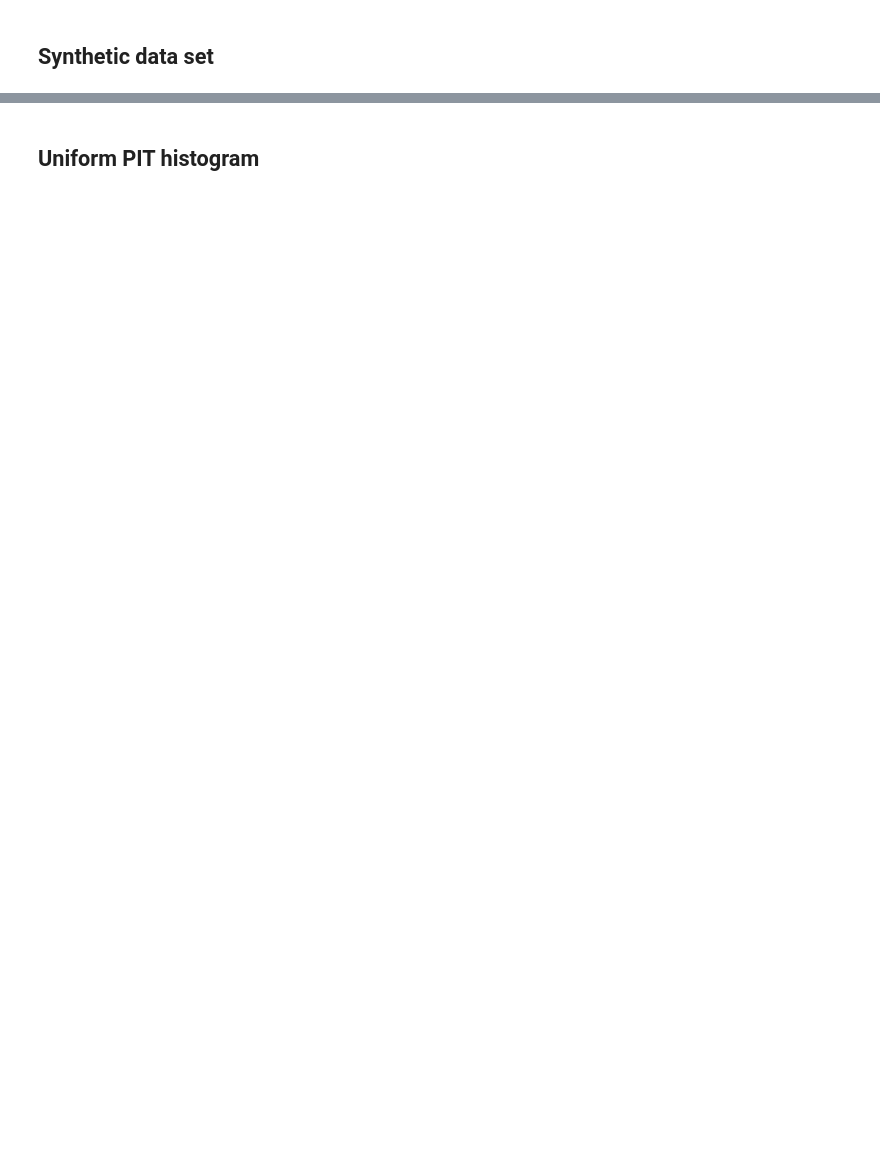
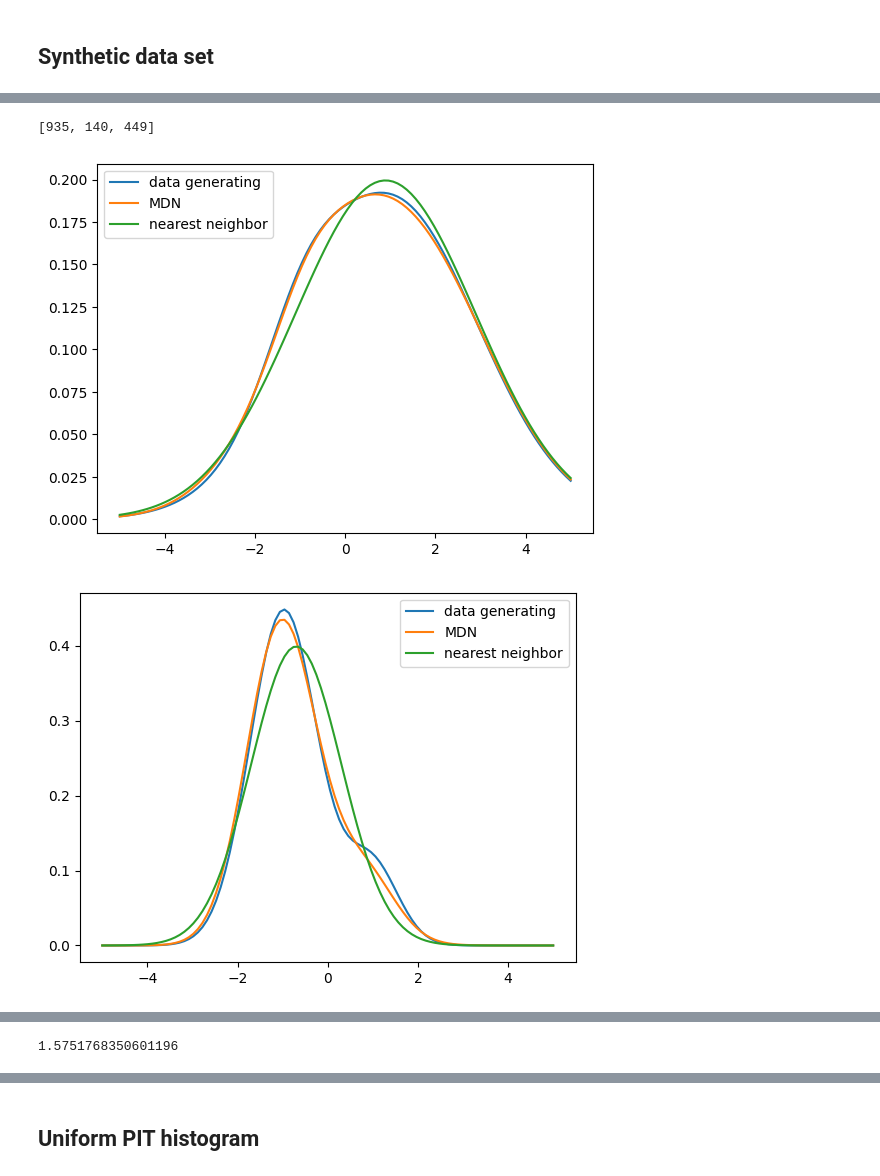
Before and after one commit to podondra/calibration, a Jupyter notebook: experiment.ipynb, the cells around one changed output, grey strips where cells are left out. Drawn from its saved outputs; the diff is of its cells as text; code cells hidden in the pictures; blank space fills up the shorter version.

```diff
--- a/experiment.ipynb
+++ b/experiment.ipynb
@@ -24,7 +26,7 @@ def y2pdf(w, s, v1, v2):
 # %% [markdown]
 ## Interpreter
 # %%
-checkpoint = torch.load("models/neat-gorge-184.pt")
+checkpoint = torch.load("models/eternal-smoke-51.pt")
 hyperparams = checkpoint["hyperparams"]
 interpreter = method.MDN(inputs=hyperparams["bins"],
                 neurons=hyperparams["neurons"],
@@ -43,16 +52,27 @@ len(refset)
 # %%
 pred_mdn = method.predict(interpreter, testset.X)
+# %%
+random.seed(54)
+random.sample(range(len(testset)), k=3)
+# %% [output]
+[935, 140, 449]
 # %%
 distances = euclidean_distances(testset.X, refset.X)
 js = distances.argmin(axis=1)
-for y, weight, mean, variance, neighbour in zip(testset.annotation,
-                                          *pred_mdn,
-                                          refset.annotation[js]):
+random.seed(54)
+for i in random.sample(range(len(testset)), k=3):
+    y = testset.annotation[i]
+    weight = pred_mdn[0][i]
+    mean = pred_mdn[1][i]
+    variance = pred_mdn[2][i]
+    neighbour = refset.annotation[js][i]
     _, ax = plt.subplots()
     plot.density(ax, y2pdf(*y), label="data generating")
     plot.density(ax, param2pdf(weight, mean, variance), label="MDN")
     plot.density(ax, y2pdf(*neighbour), label="nearest neighbor")
     ax.legend()
     plt.show()
     plt.close()
-    break
+# %% [output]
+[figure, added]
+[figure, added]
@@ -59,6 +80,8 @@ for y, weight, mean, variance, neighbour in zip(testset.annotation,
 # %%
 nll_mdn = dist.nll_gaussian_mixture(testset.y, *pred_mdn).mean()
 nll_mdn.item()
+# %% [output]
+1.5751768350601196
 # %%
 steps = range(5, 18)
 nll_neighbour = []
```
Also changed, not shown: parts of 21 cells of this notebook.
